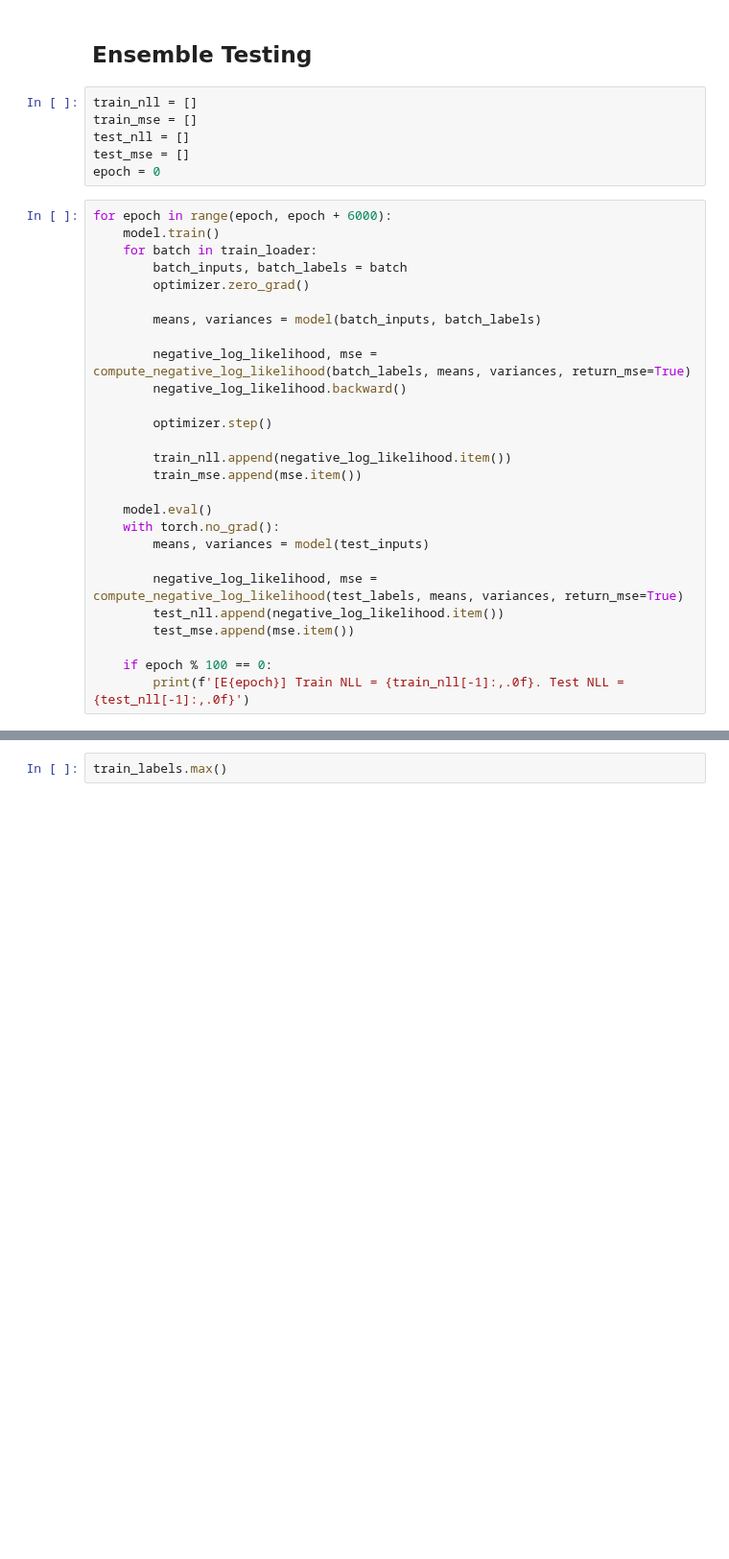
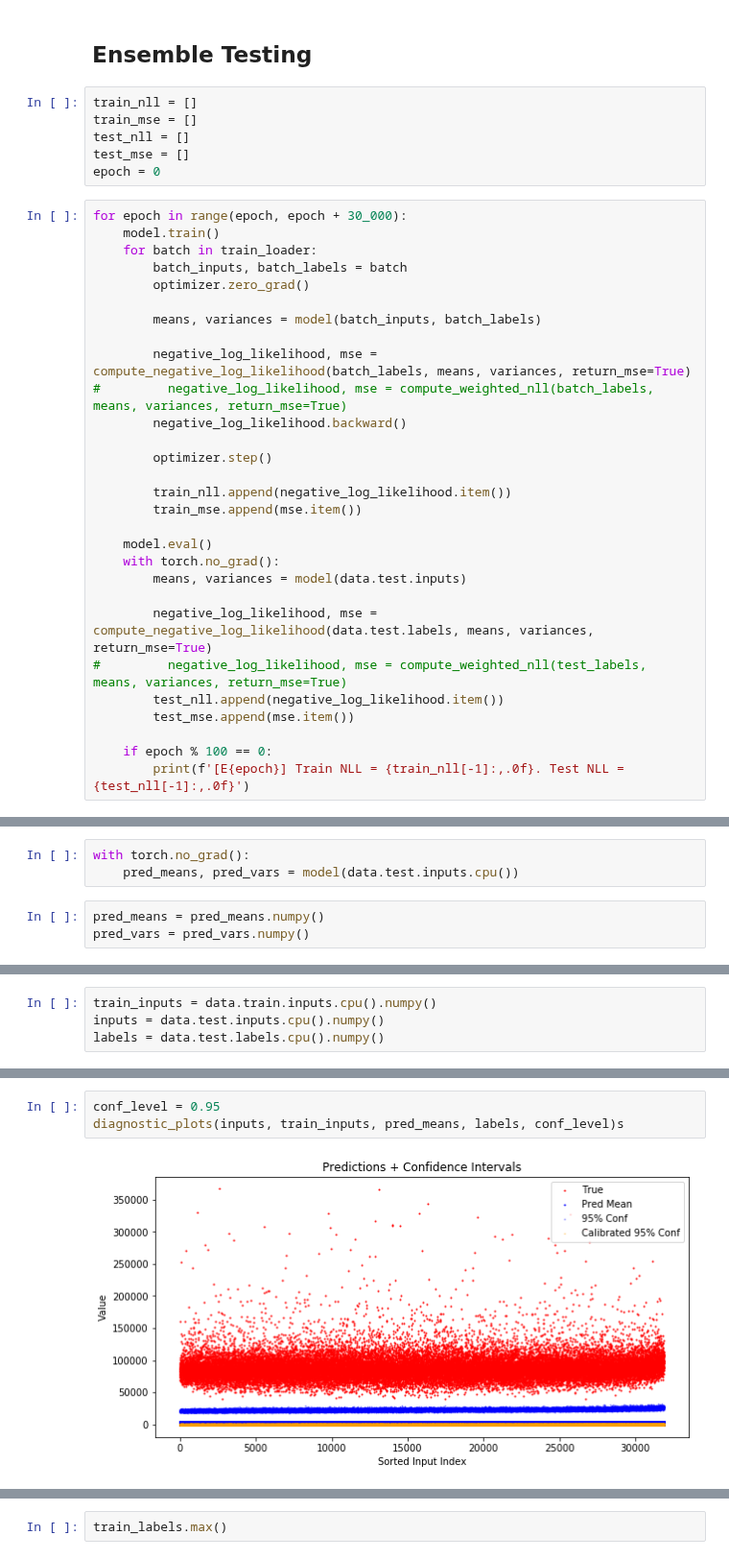
Before and after one commit to tmfs10/bb-opt, a Jupyter notebook: notebooks_nathan/deep_ensemble.ipynb, the cells around one changed output, grey strips where cells are left out. Shown at 96% size. Saved outputs shown, nothing was run; the diff lists cells and outputs as text; blank space fills up the shorter version.

Commit message:
Ensemble loading attempt, data loading in utils, notebooks.
Notebooks updated with diagnostic plots (good ones still in progress for deep ensemble).

```diff
--- a/notebooks_nathan/deep_ensemble.ipynb
+++ b/notebooks_nathan/deep_ensemble.ipynb
@@ -152,7 +88,7 @@ test_nll = []
 test_mse = []
 epoch = 0
 # %%
-for epoch in range(epoch, epoch + 6000):
+for epoch in range(epoch, epoch + 30_000):
     model.train()
     for batch in train_loader:
         batch_inputs, batch_labels = batch
@@ -161,6 +97,7 @@ for epoch in range(epoch, epoch + 6000):
         means, variances = model(batch_inputs, batch_labels)
 
         negative_log_likelihood, mse = compute_negative_log_likelihood(batch_labels, means, variances, return_mse=True)
+#         negative_log_likelihood, mse = compute_weighted_nll(batch_labels, means, variances, return_mse=True)
         negative_log_likelihood.backward()
 
         optimizer.step()
@@ -170,9 +107,10 @@ for epoch in range(epoch, epoch + 6000):
 
     model.eval()
     with torch.no_grad():
-        means, variances = model(test_inputs)
+        means, variances = model(data.test.inputs)
 
-        negative_log_likelihood, mse = compute_negative_log_likelihood(test_labels, means, variances, return_mse=True)
+        negative_log_likelihood, mse = compute_negative_log_likelihood(data.test.labels, means, variances, return_mse=True)
+#         negative_log_likelihood, mse = compute_weighted_nll(test_labels, means, variances, return_mse=True)
         test_nll.append(negative_log_likelihood.item())
         test_mse.append(mse.item())
 
@@ -198,0 +135,6 @@ for epoch in range(epoch, epoch + 6000):
+# %%
+with torch.no_grad():
+    pred_means, pred_vars = model(data.test.inputs.cpu())
+# %%
+pred_means = pred_means.numpy()
+pred_vars = pred_vars.numpy()
@@ -198,0 +145,4 @@ for epoch in range(epoch, epoch + 6000):
+# %%
+train_inputs = data.train.inputs.cpu().numpy()
+inputs = data.test.inputs.cpu().numpy()
+labels = data.test.labels.cpu().numpy()
@@ -198,0 +151,5 @@ for epoch in range(epoch, epoch + 6000):
+# %%
+conf_level = 0.95
+diagnostic_plots(inputs, train_inputs, pred_means, labels, conf_level)s
+# %% [output]
+[figure, added]
```
Also changed, not shown: parts of 104 cells of this notebook, 6 other files.
